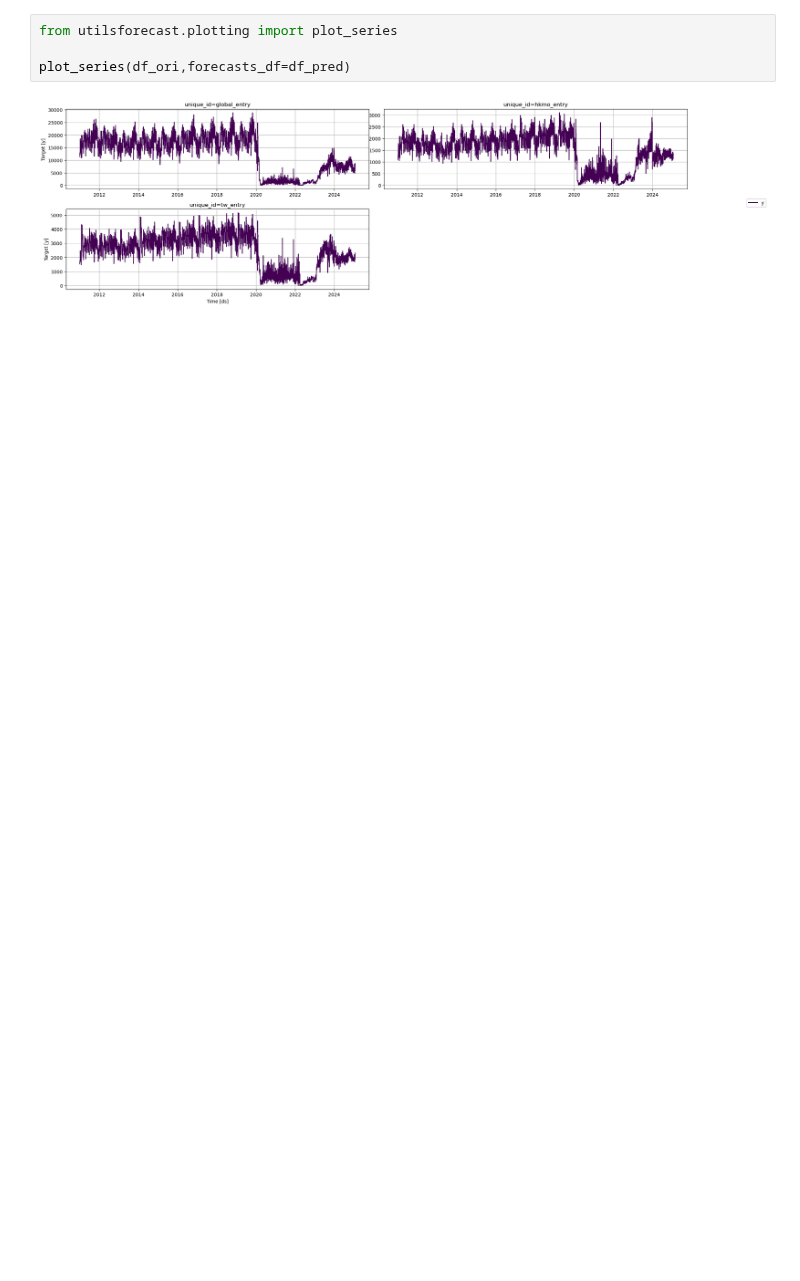
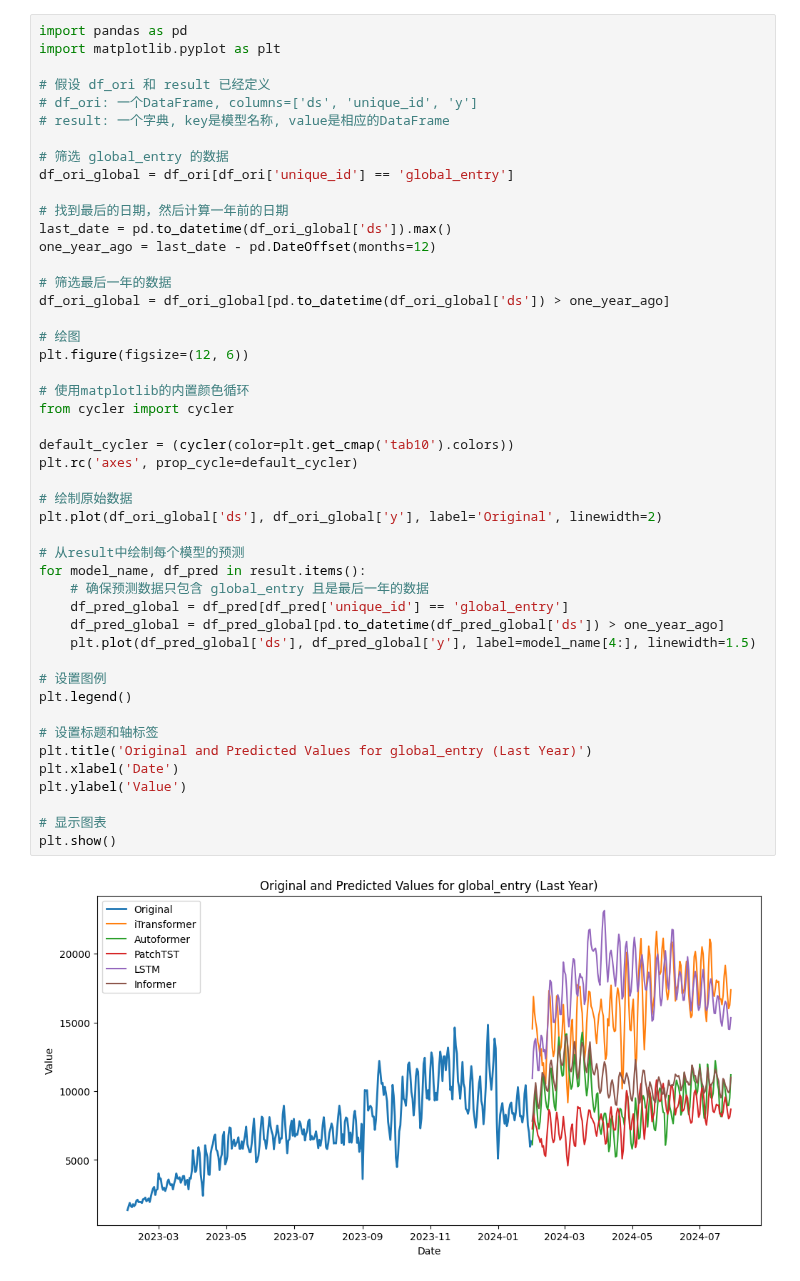
Before and after one commit to jiadol/Travel_Ml, a Jupyter notebook: notebooks/06_Prediction.ipynb, the cells around one changed output. Drawn from its saved outputs; the diff is of its cells as text; blank space fills up the shorter version.

```diff
--- a/notebooks/06_Prediction.ipynb
+++ b/notebooks/06_Prediction.ipynb
@@ -146,6 +116,49 @@ LOCAL_RANK: 0 - CUDA_VISIBLE_DEVICES: [0]
 # %%
-from utilsforecast.plotting import plot_series
+import pandas as pd
+import matplotlib.pyplot as plt
 
-plot_series(df_ori,forecasts_df=df_pred)
+# 假设 df_ori 和 result 已经定义
+# df_ori: 一个DataFrame, columns=['ds', 'unique_id', 'y']
+# result: 一个字典, key是模型名称, value是相应的DataFrame
+
+# 筛选 global_entry 的数据
+df_ori_global = df_ori[df_ori['unique_id'] == 'global_entry']
+
+# 找到最后的日期，然后计算一年前的日期
+last_date = pd.to_datetime(df_ori_global['ds']).max()
+one_year_ago = last_date - pd.DateOffset(months=12)
+
+# 筛选最后一年的数据
+df_ori_global = df_ori_global[pd.to_datetime(df_ori_global['ds']) > one_year_ago]
+
+# 绘图
+plt.figure(figsize=(12, 6))
+
+# 使用matplotlib的内置颜色循环
+from cycler import cycler
+
+default_cycler = (cycler(color=plt.get_cmap('tab10').colors))
+plt.rc('axes', prop_cycle=default_cycler)
+
+# 绘制原始数据
+plt.plot(df_ori_global['ds'], df_ori_global['y'], label='Original', linewidth=2)
+
+# 从result中绘制每个模型的预测
+for model_name, df_pred in result.items():
+    # 确保预测数据只包含 global_entry 且是最后一年的数据
+    df_pred_global = df_pred[df_pred['unique_id'] == 'global_entry']
+    df_pred_global = df_pred_global[pd.to_datetime(df_pred_global['ds']) > one_year_ago]
+    plt.plot(df_pred_global['ds'], df_pred_global['y'], label=model_name[4:], linewidth=1.5)
+
+# 设置图例
+plt.legend()
+
+# 设置标题和轴标签
+plt.title('Original and Predicted Values for global_entry (Last Year)')
+plt.xlabel('Date')
+plt.ylabel('Value')
+
+# 显示图表
+plt.show()
 # %% [output]
-[figure, old version]
+[figure, new version]
```
Also changed, not shown: parts of 5 cells of this notebook, 3 other files.
